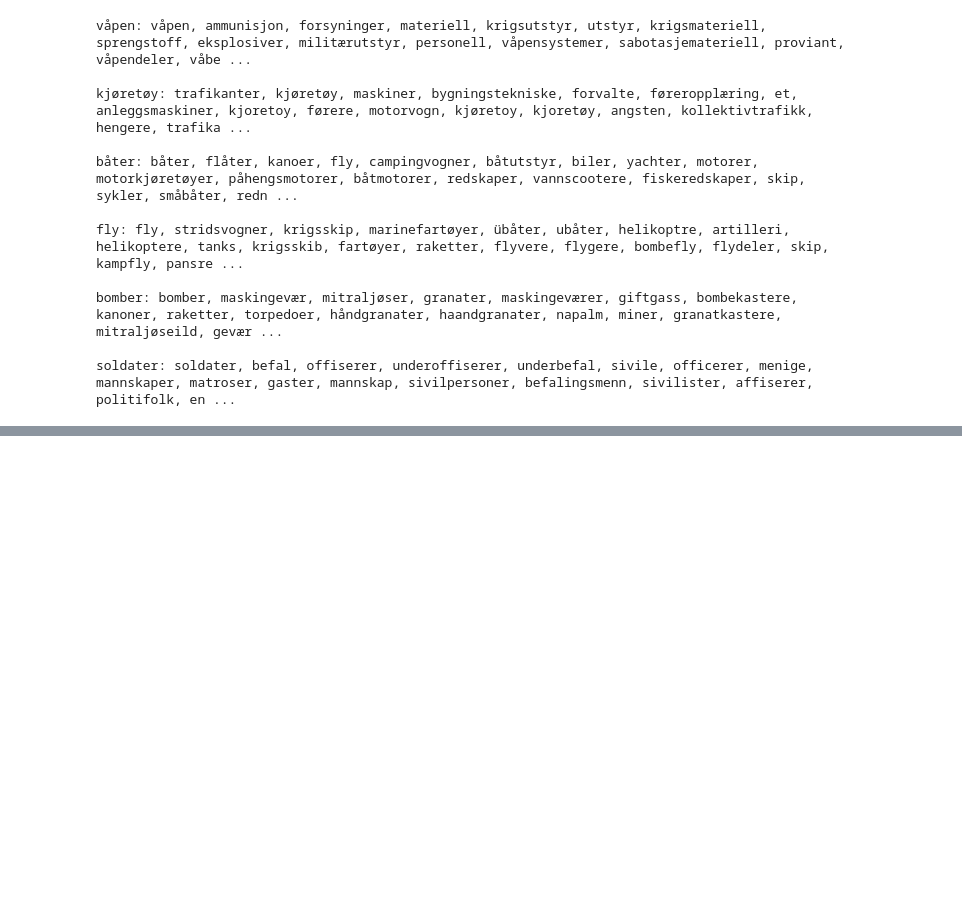
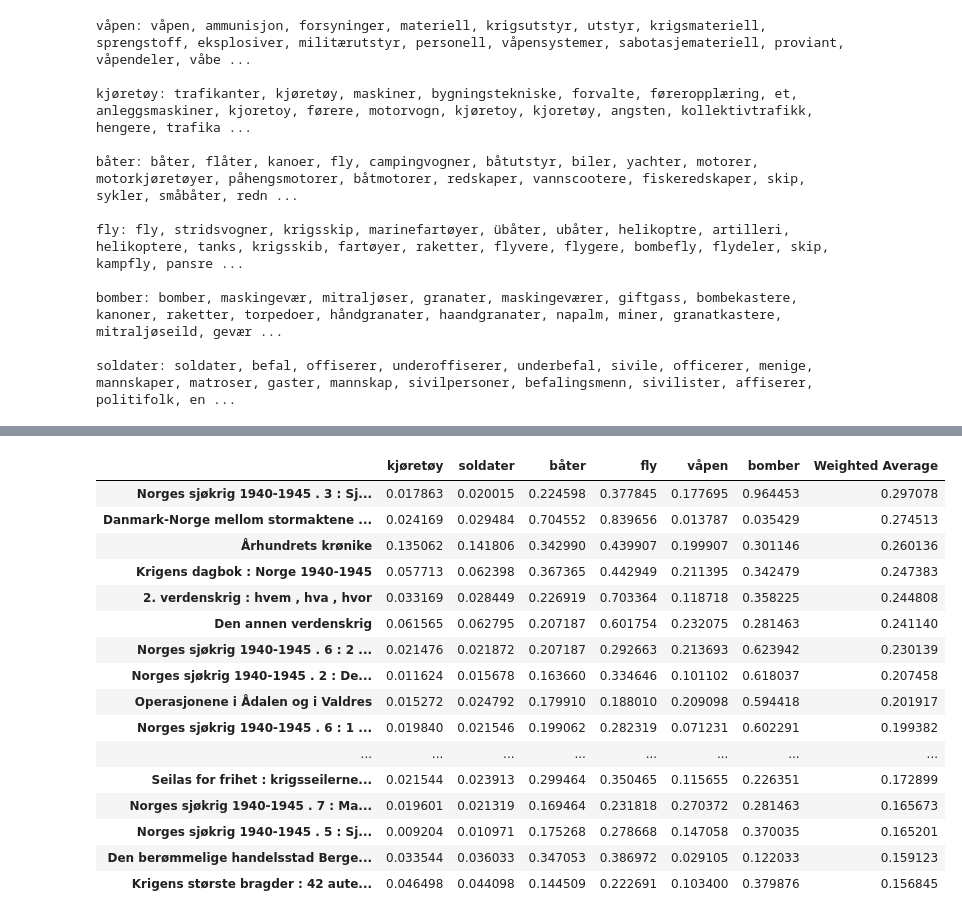
Before and after one commit to Yoonsen/Dhlab_code, a Jupyter notebook: example.ipynb, the cells around one changed output, grey strips where cells are left out. Cells and saved outputs as stored; diff of their text form; code cells hidden in the pictures; blank space fills up the shorter version.

```diff
--- a/example.ipynb
+++ b/example.ipynb
@@ -89,0 +121,29 @@ docs['Weighted Product'] = docs.fillna(0).apply(lambda row: (np.mean([row[col] *
+# %%
+docs_rel = docs*100/docs.sum()
+# %%
+docs_rel['Weighted Average'] = docs_rel.fillna(0).apply(lambda row: (np.mean([row[col] * weights[col] for col in weights])), axis=1)
+# %%
+(docs_rel
+ .fillna(0)
+ .sort_values(by="Weighted Average", ascending=False)
+ .rename(index = id_dict['title'])
+ .head(20)
+)
+# %% [output]
+|  | kjøretøy | soldater | båter | fly | våpen | bomber | Weighted Average |
+| Norges sjøkrig 1940-1945 . 3 : Sj... | 0.017863 | 0.020015 | 0.224598 | 0.377845 | 0.177695 | 0.964453 | 0.297078 |
+| Danmark-Norge mellom stormaktene ... | 0.024169 | 0.029484 | 0.704552 | 0.839656 | 0.013787 | 0.035429 | 0.274513 |
+| Århundrets krønike | 0.135062 | 0.141806 | 0.342990 | 0.439907 | 0.199907 | 0.301146 | 0.260136 |
+| Krigens dagbok : Norge 1940-1945 | 0.057713 | 0.062398 | 0.367365 | 0.442949 | 0.211395 | 0.342479 | 0.247383 |
+| 2. verdenskrig : hvem , hva , hvor | 0.033169 | 0.028449 | 0.226919 | 0.703364 | 0.118718 | 0.358225 | 0.244808 |
+| Den annen verdenskrig | 0.061565 | 0.062795 | 0.207187 | 0.601754 | 0.232075 | 0.281463 | 0.241140 |
+| Norges sjøkrig 1940-1945 . 6 : 2 ... | 0.021476 | 0.021872 | 0.207187 | 0.292663 | 0.213693 | 0.623942 | 0.230139 |
+| Norges sjøkrig 1940-1945 . 2 : De... | 0.011624 | 0.015678 | 0.163660 | 0.334646 | 0.101102 | 0.618037 | 0.207458 |
+| Operasjonene i Ådalen og i Valdres | 0.015272 | 0.024792 | 0.179910 | 0.188010 | 0.209098 | 0.594418 | 0.201917 |
+| Norges sjøkrig 1940-1945 . 6 : 1 ... | 0.019840 | 0.021546 | 0.199062 | 0.282319 | 0.071231 | 0.602291 | 0.199382 |
+| ... | ... | ... | ... | ... | ... | ... | ... |
+| Seilas for frihet : krigsseilerne... | 0.021544 | 0.023913 | 0.299464 | 0.350465 | 0.115655 | 0.226351 | 0.172899 |
+| Norges sjøkrig 1940-1945 . 7 : Ma... | 0.019601 | 0.021319 | 0.169464 | 0.231818 | 0.270372 | 0.281463 | 0.165673 |
+| Norges sjøkrig 1940-1945 . 5 : Sj... | 0.009204 | 0.010971 | 0.175268 | 0.278668 | 0.147058 | 0.370035 | 0.165201 |
+| Den berømmelige handelsstad Berge... | 0.033544 | 0.036033 | 0.347053 | 0.386972 | 0.029105 | 0.122033 | 0.159123 |
+| Krigens største bragder : 42 aute... | 0.046498 | 0.044098 | 0.144509 | 0.222691 | 0.103400 | 0.379876 | 0.156845 |
```
Also changed, not shown: parts of 16 cells of this notebook, 3 other files.
